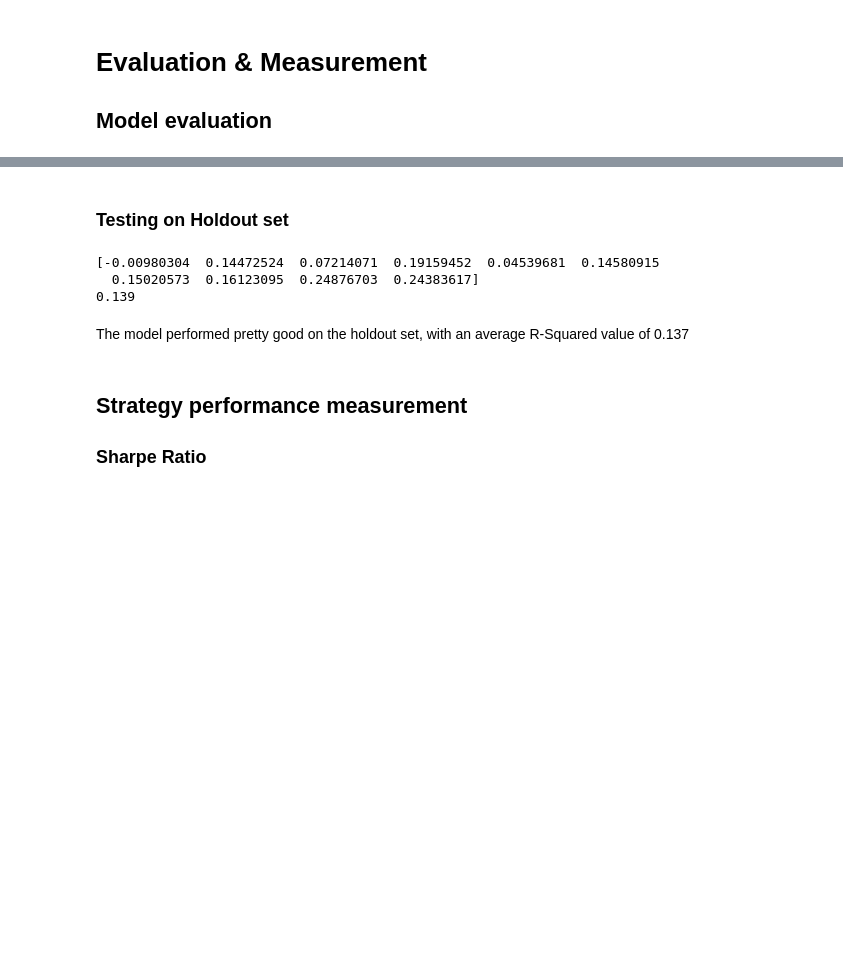
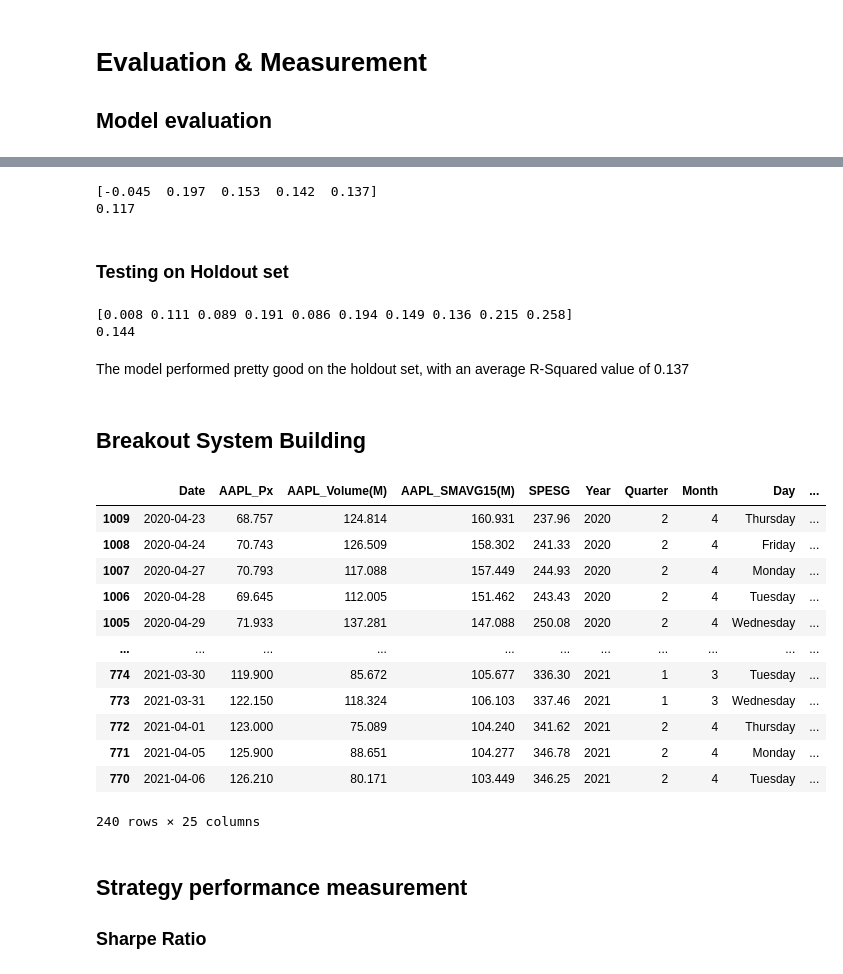
Before and after one commit to ShiweiHe0713/RegressionBased-ESG_Company_Trading, a Jupyter notebook: modeling.ipynb, the cells around one changed output, grey strips where cells are left out. Cells and saved outputs as stored; diff of their text form; code cells hidden in the pictures; blank space fills up the shorter version.

```diff
--- a/modeling.ipynb
+++ b/modeling.ipynb
@@ -173,3 +171,9 @@ print(cv_scores)
+# %%
+print(cv_scores.round(3))
+print(cv_scores.mean().round(3))
+# %% [output]
+[-0.045  0.197  0.153  0.142  0.137]
+0.117
 # %% [markdown]
 ### Testing on Holdout set
 # %%
@@ -178,14 +182,33 @@ df = holdout_set.dropna()
 X = df.drop(['Date', 'Day', 'Year', 'AAPL_ret_f1'], axis=1)
 y = df['AAPL_ret_f1']
 cv_scores_holdout = cross_val_score(regressor, X, y, cv=10, scoring='r2')
-print(cv_scores_holdout)
+print(cv_scores_holdout.round(3))
 print(cv_scores_holdout.mean().round(3))
 # %% [output]
-[-0.00980304  0.14472524  0.07214071  0.19159452  0.04539681  0.14580915
-  0.15020573  0.16123095  0.24876703  0.24383617]
-0.139
+[0.008 0.111 0.089 0.191 0.086 0.194 0.149 0.136 0.215 0.258]
+0.144
 # %% [markdown]
 The model performed pretty good on the holdout set, with an average R-Squared value of 0.137
+# %% [markdown]
+## Breakout System Building
+# %%
+df = training_set.dropna()
+# df = df.dropna()
+df
+# %% [output]
+|  | Date | AAPL_Px | AAPL_Volume(M) | AAPL_SMAVG15(M) | SPESG | Year | Quarter | Month | Day | ... |
+| 1009 | 2020-04-23 | 68.757 | 124.814 | 160.931 | 237.96 | 2020 | 2 | 4 | Thursday | ... |
+| 1008 | 2020-04-24 | 70.743 | 126.509 | 158.302 | 241.33 | 2020 | 2 | 4 | Friday | ... |
+| 1007 | 2020-04-27 | 70.793 | 117.088 | 157.449 | 244.93 | 2020 | 2 | 4 | Monday | ... |
+| 1006 | 2020-04-28 | 69.645 | 112.005 | 151.462 | 243.43 | 2020 | 2 | 4 | Tuesday | ... |
+| 1005 | 2020-04-29 | 71.933 | 137.281 | 147.088 | 250.08 | 2020 | 2 | 4 | Wednesday | ... |
+| ... | ... | ... | ... | ... | ... | ... | ... | ... | ... | ... |
+| 774 | 2021-03-30 | 119.900 | 85.672 | 105.677 | 336.30 | 2021 | 1 | 3 | Tuesday | ... |
+| 773 | 2021-03-31 | 122.150 | 118.324 | 106.103 | 337.46 | 2021 | 1 | 3 | Wednesday | ... |
+| 772 | 2021-04-01 | 123.000 | 75.089 | 104.240 | 341.62 | 2021 | 2 | 4 | Thursday | ... |
+| 771 | 2021-04-05 | 125.900 | 88.651 | 104.277 | 346.78 | 2021 | 2 | 4 | Monday | ... |
+| 770 | 2021-04-06 | 126.210 | 80.171 | 103.449 | 346.25 | 2021 | 2 | 4 | Tuesday | ... |
+240 rows × 25 columns
 # %% [markdown]
 ## Strategy performance measurement
 ### Sharpe Ratio
```
Also changed, not shown: parts of 9 cells of this notebook, 4 other files.
